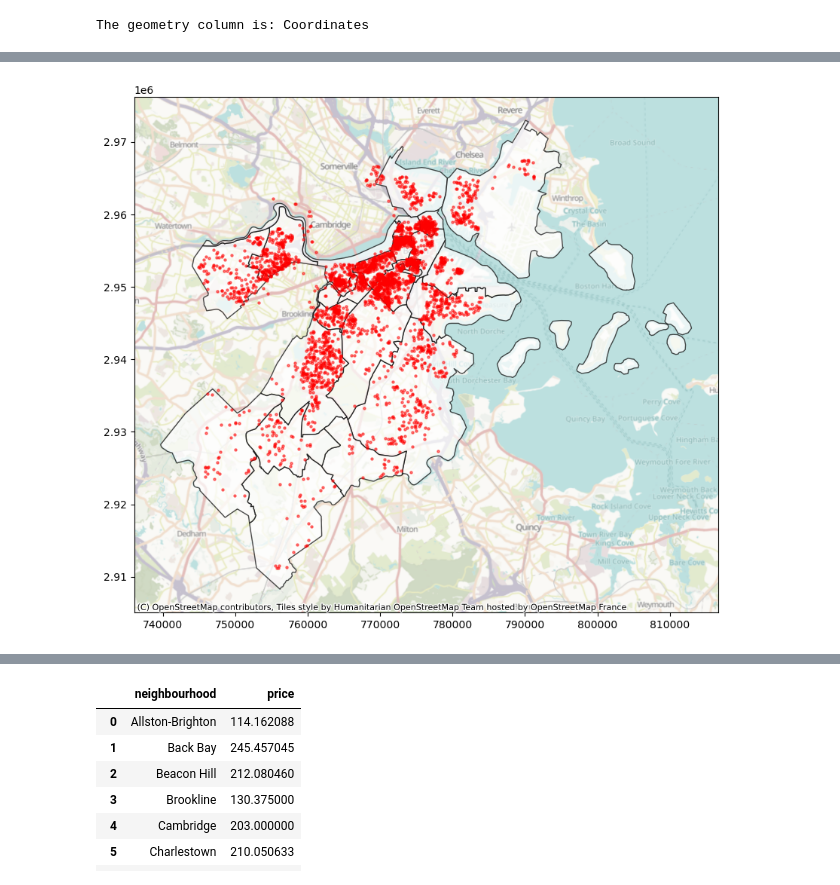
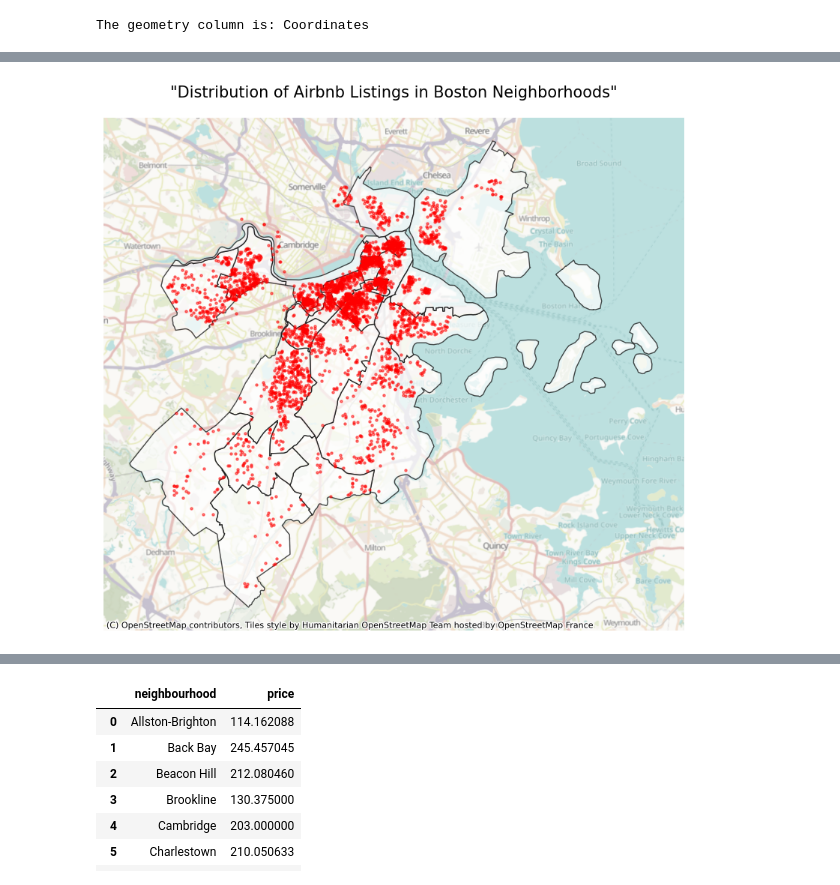
Before and after one commit to ECO225-W2024/project-one-code-32record, a Jupyter notebook: Project1 notebook.ipynb, the cells around one changed output, grey strips where cells are left out. Saved outputs shown, nothing was run; the diff lists cells and outputs as text; code cells hidden in the pictures.

```diff
--- a/Project1 notebook.ipynb
+++ b/Project1 notebook.ipynb
@@ -590,24 +617,30 @@ plt.show()
 # %%
 # Map Boston city by neighbourhoods
 
 # Load the Boston neighborhoods shapefile
 gdf = gpd.read_file('Census2020_BG_Neighborhoods.shp')
 
 # Assuming df_map is your DataFrame with points to plot, having 'lat' and 'lon' columns
 # Convert df_map to a GeoDataFrame with the correct CRS to match the basemap
 gdf_points = gpd.GeoDataFrame(df_map, geometry=gpd.points_from_xy(df_map['longitude'], df_map['latitude']))
 gdf_points.crs = "EPSG:4326"  # Set the CRS to WGS84 if your longitude and latitude are in degrees
 
 # Now plot the neighborhoods
 fig, ax = plt.subplots(figsize=(10, 10))
 gdf.plot(ax=ax, color='white', edgecolor='black', alpha=0.7)
 
 # Add the points from df_map on top of the neighborhood plot
 gdf_points.to_crs(gdf.crs).plot(ax=ax, color='red', markersize=5, alpha=0.5)  # Convert CRS and plot
 
 # Add a basemap
 ctx.add_basemap(ax, crs=gdf.crs, alpha=0.6)
 
+# Add a title
+ax.set_title('"Distribution of Airbnb Listings in Boston Neighborhoods"', fontsize=15, pad=20)
+
+# Remove the axes for a cleaner look
+ax.set_axis_off()
+
 plt.show()
 # %% [output]
-[figure, old version]
+[figure, new version]
```
Also changed, not shown: parts of 24 cells of this notebook.
